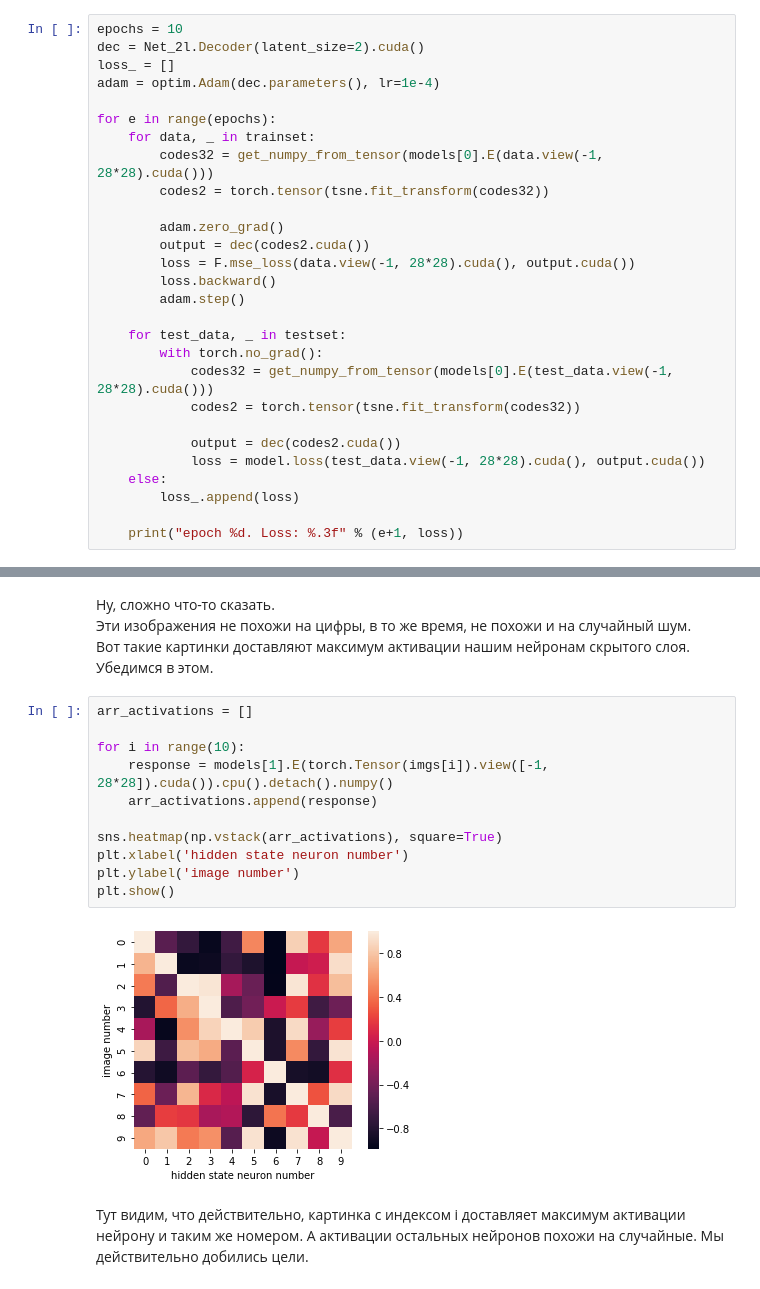
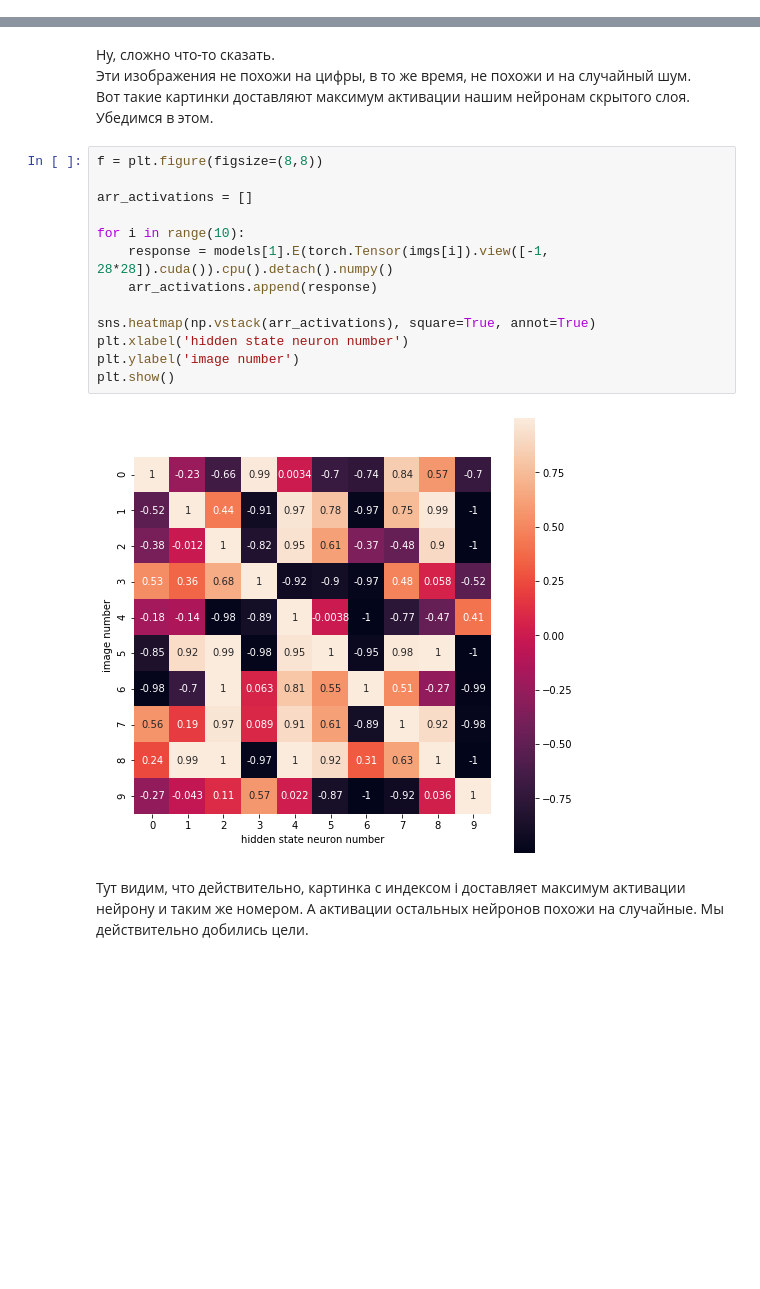
Before and after one commit to atercygnus/Otus-DeepLearningEngeneer, a Jupyter notebook: lesson9/ae_homework.ipynb, the cells around one changed output, grey strips where cells are left out. Cells and saved outputs as stored; diff of their text form; blank space fills up the shorter version.

Commit message:
'minimize_maximize_activation'

```diff
--- a/lesson9/ae_homework.ipynb
+++ b/lesson9/ae_homework.ipynb
@@ -223,31 +244,3 @@ plt.show()
 * Латентные представления размерности 2 для разных классов хотя и сохраняют некоторую структуру, всё же довольно сильно перемешаны, что объясняет то, что декодер часто рисует объект другого класса, чем исходный. Задача разделения объектов в этом прстранстве признаков трудна, декодер будет часто ошибаться.
 * Латентные представления размерности 32 после понижения размерности выглядят гораздо лучше.
 * Это наводит на мысль попытаться обучить декодер на них.
-# %%
-epochs = 10
-dec = Net_2l.Decoder(latent_size=2).cuda()
-loss_ = []
-adam = optim.Adam(dec.parameters(), lr=1e-4)
-
-for e in range(epochs):
-    for data, _ in trainset:
-        codes32 = get_numpy_from_tensor(models[0].E(data.view(-1, 28*28).cuda()))
-        codes2 = torch.tensor(tsne.fit_transform(codes32))
-
-        adam.zero_grad()
-        output = dec(codes2.cuda())
-        loss = F.mse_loss(data.view(-1, 28*28).cuda(), output.cuda())
-        loss.backward()
-        adam.step()
-
-    for test_data, _ in testset:
-        with torch.no_grad():
-            codes32 = get_numpy_from_tensor(models[0].E(test_data.view(-1, 28*28).cuda()))
-            codes2 = torch.tensor(tsne.fit_transform(codes32))
-
-            output = dec(codes2.cuda())
-            loss = model.loss(test_data.view(-1, 28*28).cuda(), output.cuda())
-    else:
-        loss_.append(loss)
-
-    print("epoch %d. Loss: %.3f" % (e+1, loss))
@@ -414,17 +390,19 @@ for i, img in enumerate(imgs):
 # %% [markdown]
 Ну, сложно что-то сказать.<br> Эти изображения не похожи на цифры, в то же время, не похожи и на случайный шум.<br> Вот такие картинки доставляют максимум активации нашим нейронам скрытого слоя.<br> Убедимся в этом.
 # %%
+f = plt.figure(figsize=(8,8))
+
 arr_activations = []
 
 for i in range(10):
     response = models[1].E(torch.Tensor(imgs[i]).view([-1, 28*28]).cuda()).cpu().detach().numpy()
     arr_activations.append(response)
 
-sns.heatmap(np.vstack(arr_activations), square=True)
+sns.heatmap(np.vstack(arr_activations), square=True, annot=True)
 plt.xlabel('hidden state neuron number')
 plt.ylabel('image number')
 plt.show()
 # %% [output]
-[figure, old version]
+[figure, new version]
 # %% [markdown]
 Тут видим, что действительно, картинка с индексом i доставляет максимум активации нейрону и таким же номером. А активации остальных нейронов похожи на случайные. Мы действительно добились цели.
```
Also changed, not shown: parts of 16 cells of this notebook.
